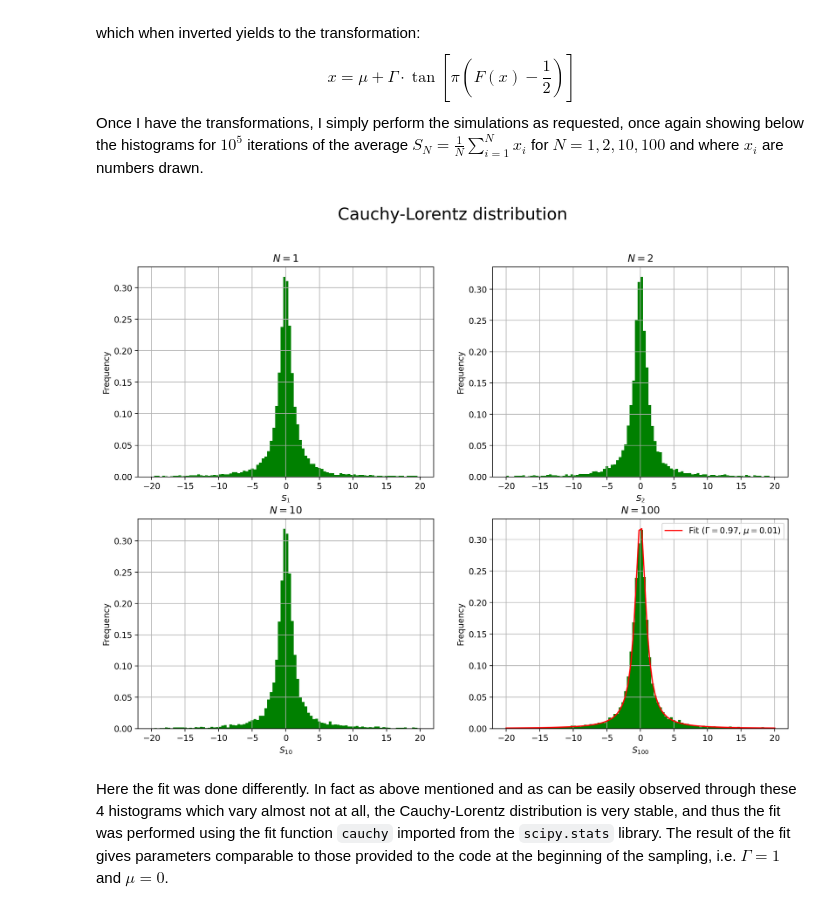
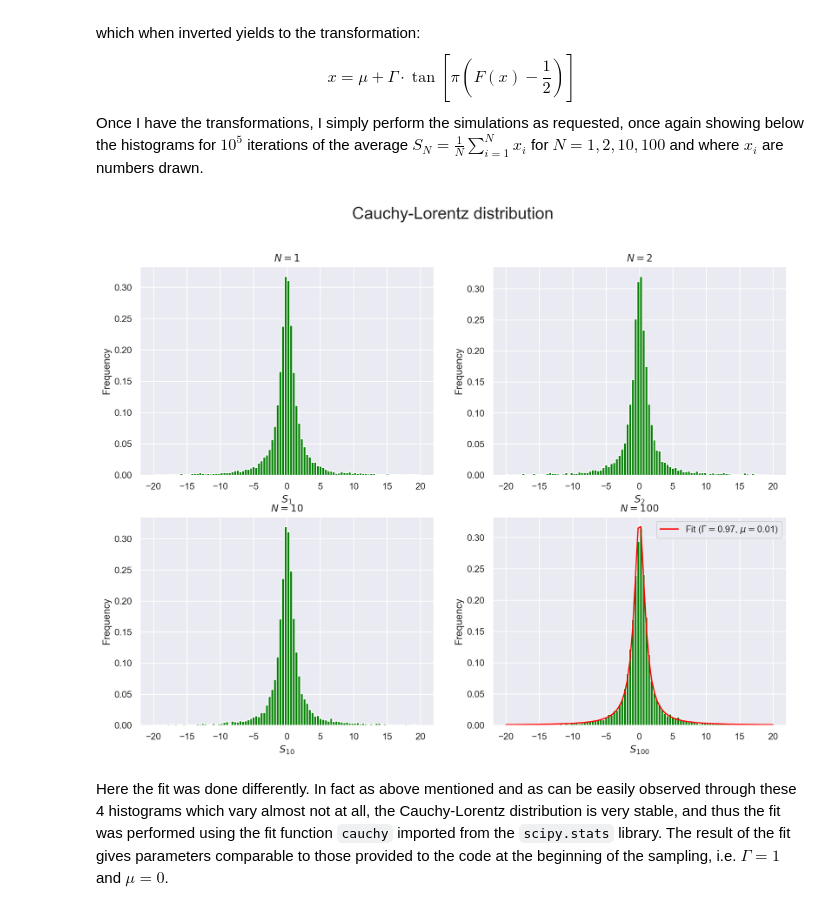
Before and after one commit to tommasoperitoree/Numerical_Simulation_Laboratory, a Jupyter notebook: LSN_01/LSN_01.ipynb, the cells around one changed output. Saved outputs shown, nothing was run; the diff lists cells and outputs as text; code cells hidden in the pictures.

```diff
--- a/LSN_01/LSN_01.ipynb
+++ b/LSN_01/LSN_01.ipynb
@@ -14,6 +14,8 @@ from scipy.optimize import curve_fit
 from scipy.stats import norm, cauchy
 
 %config InlineBackend.figure_format = 'retina'
+import seaborn as sns
+sns.set_theme(style='darkgrid')
 # %% [markdown]
 # Exercise 1
 # %% [markdown]
@@ -400,48 +402,48 @@ fig.suptitle('Cauchy-Lorentz distribution', fontsize=20)
 #plot
 plt.subplot(2,2,1)
 n, bins, patches = plt.hist(S_n1, n_bins, range = (-20, 20), density = True, color = 'green')
-plt.grid()
+plt.grid(True)
 plt.ylabel("Frequency")
 plt.xlabel("$S_1$")
 plt.title("$N=1$")
 
 plt.subplot(2,2,2)
 n, bins, patches = plt.hist(S_n2, n_bins, range = (-20, 20), density = True, color = 'green')
-plt.grid()
+plt.grid(True)
 plt.ylabel("Frequency")
 plt.xlabel("$S_2$")
 plt.title("$N=2$")
 
 plt.subplot(2,2,3)
 n, bins, patches = plt.hist(S_n3, n_bins, range = (-20, 20), density = True, color = 'green')
-plt.grid()
+plt.grid(True)
 plt.ylabel("Frequency")
 plt.xlabel("$S_{10}$")
 plt.title("$N=10$")
 
 plt.subplot(2,2,4)
 n, bins, patches = plt.hist(S_n4, n_bins, range = (-20, 20), density = True, color = 'green')
-plt.grid()
+plt.grid(True)
 plt.ylabel("Frequency")
 plt.xlabel("$S_{100}$")
 plt.title("$N=100$")
 
 #fit
 bins = np.linspace(-10,10, 10001)
 data_entries, bins = np.histogram(S_n4, bins = bins, density = True)
 binscenters = np.array([0.5 * (bins[i] + bins[i+1]) for i in range(len(bins)-1)])
 popt, pcov = curve_fit(lorentz, xdata = binscenters, ydata = data_entries)
 xspace = np.linspace(-20,20,100)
 y_fit = lorentz(xspace, *popt)
 
 #plot
 lab = 'Fit ($\Gamma=$' + str(round(popt[0],2)) + ', $\mu=$' + str(round(popt[1],2)) + ')'
 plt.plot(xspace, y_fit, color = 'red',  label = lab)
 plt.legend()
 
 plt.show()
 # %% [output]
-[figure, old version]
+[figure, new version]
 # %% [markdown]
 Here the fit was done differently. In fact as above mentioned and as can be easily observed through these 4 histograms which vary almost not at all, the Cauchy-Lorentz distribution is very stable, and thus the fit was performed using the fit function `cauchy` imported from the `scipy.stats` library. The result of the fit gives parameters comparable to those provided to the code at the beginning of the sampling, i.e. $\Gamma = 1$ and $\mu = 0$.
 # %% [markdown]
```
Also changed, not shown: parts of 7 cells of this notebook.
